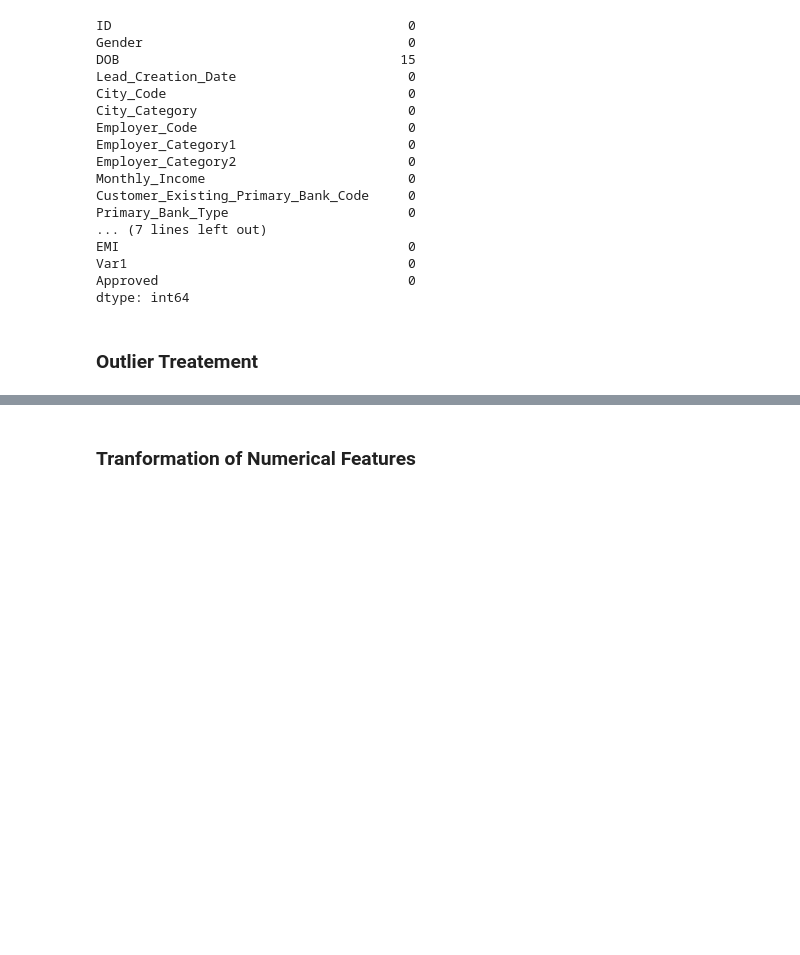
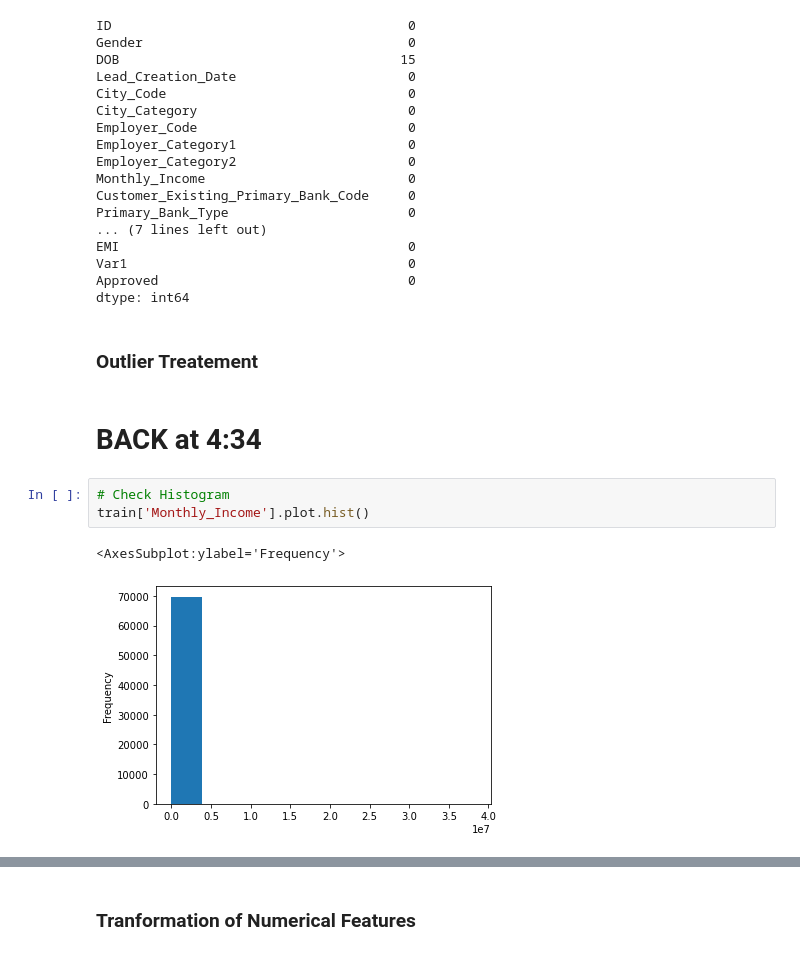
Before and after one commit to KunaalNaik/Python_Data_Science_Course, a Jupyter notebook: 2 - Pandas/4 Pandas Case Study/Case Study Merge Missing Data/c2_leads_MissingData_package_inclass_5Mar2022.ipynb, the cells around one changed output, grey strips where cells are left out. Cells and saved outputs as stored; diff of their text form; blank space fills up the shorter version.

```diff
--- a/2 - Pandas/4 Pandas Case Study/Case Study Merge Missing Data/c2_leads_MissingData_package_inclass_5Mar2022.ipynb
+++ b/2 - Pandas/4 Pandas Case Study/Case Study Merge Missing Data/c2_leads_MissingData_package_inclass_5Mar2022.ipynb
@@ -334,3 +188,11 @@ Approved                                0
 dtype: int64
 # %% [markdown]
 ### Outlier Treatement
+# %% [markdown]
+# BACK at 4:34
+# %%
+# Check Histogram
+train['Monthly_Income'].plot.hist()
+# %% [output]
+<AxesSubplot:ylabel='Frequency'>
+[figure, added]
```
Also changed, not shown: parts of 32 cells of this notebook, 10 other files.
